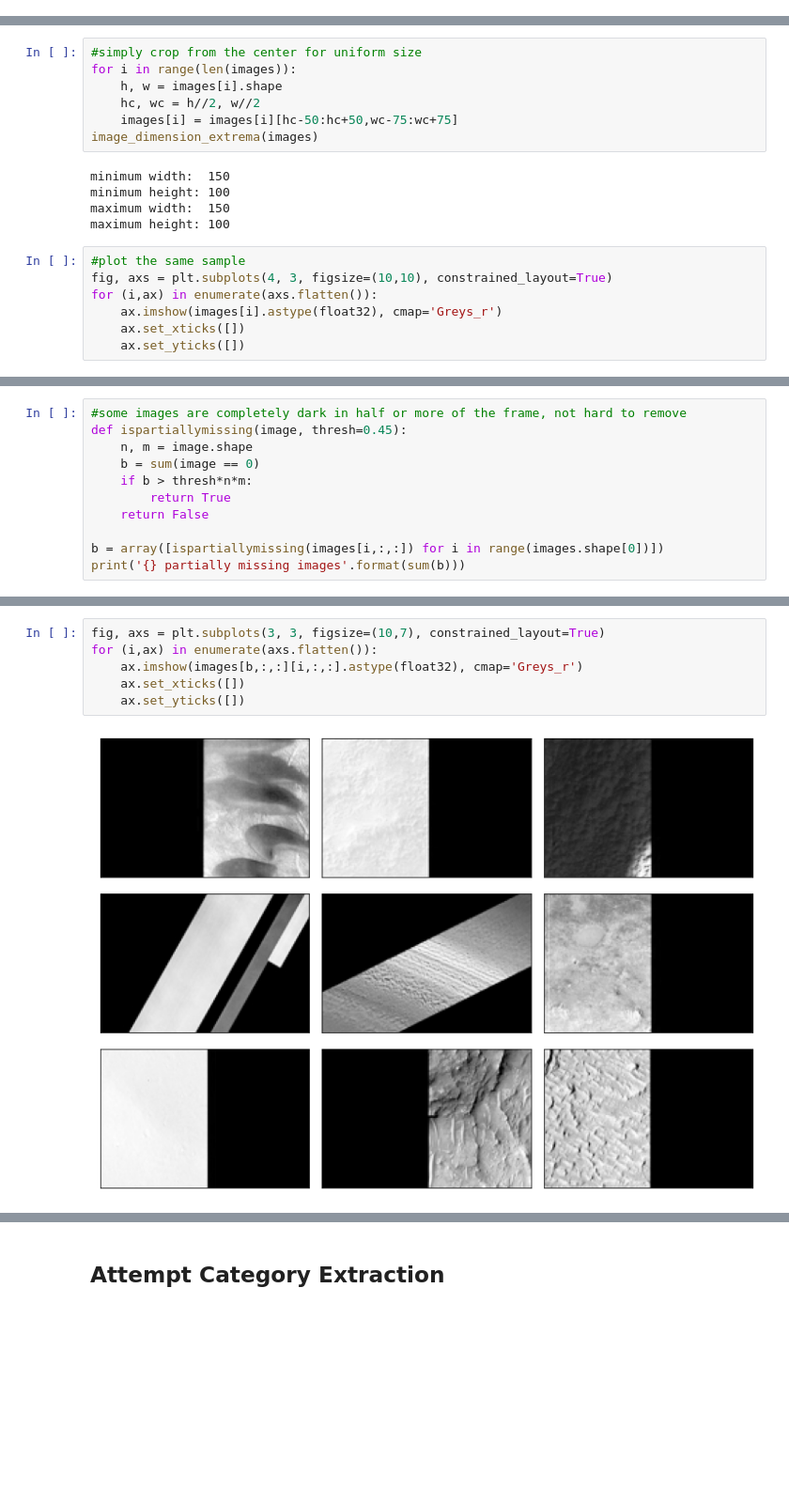
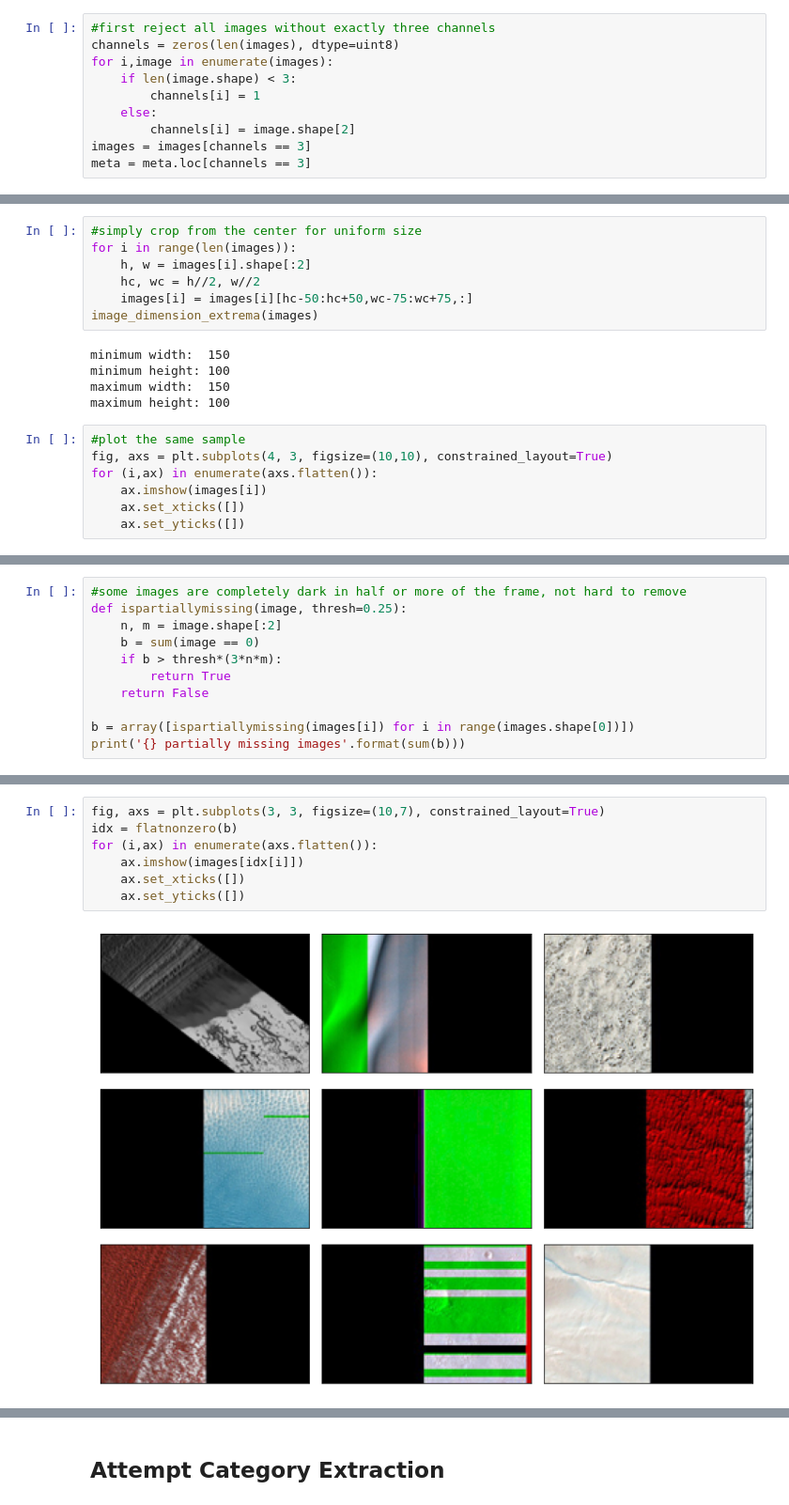
Before and after one commit to markmbaum/hirise-thumbnails, a Jupyter notebook: hirise_thumbnails_prep.ipynb, the cells around one changed output, grey strips where cells are left out. Shown at 94% size. Cells and saved outputs as stored; diff of their text form; blank space fills up the shorter version.

```diff
--- a/hirise_thumbnails_prep.ipynb
+++ b/hirise_thumbnails_prep.ipynb
@@ -79,3 +71,13 @@ for (i,ax) in enumerate(axs.flatten()):
 # %% [markdown]
 ## Clean Images
+# %%
+#first reject all images without exactly three channels
+channels = zeros(len(images), dtype=uint8)
+for i,image in enumerate(images):
+    if len(image.shape) < 3:
+        channels[i] = 1
+    else:
+        channels[i] = image.shape[2]
+images = images[channels == 3]
+meta = meta.loc[channels == 3]
 # %%
@@ -95,9 +97,9 @@ maximum height: 234
 # %%
 #simply crop from the center for uniform size
 for i in range(len(images)):
-    h, w = images[i].shape
+    h, w = images[i].shape[:2]
     hc, wc = h//2, w//2
-    images[i] = images[i][hc-50:hc+50,wc-75:wc+75]
+    images[i] = images[i][hc-50:hc+50,wc-75:wc+75,:]
 image_dimension_extrema(images)
 # %% [output]
 minimum width:  150
@@ -108,7 +110,7 @@ maximum height: 100
 #plot the same sample
 fig, axs = plt.subplots(4, 3, figsize=(10,10), constrained_layout=True)
 for (i,ax) in enumerate(axs.flatten()):
-    ax.imshow(images[i].astype(float32), cmap='Greys_r')
+    ax.imshow(images[i])
     ax.set_xticks([])
     ax.set_yticks([])
 # %% [output]
@@ -122,12 +138,12 @@ images.shape
 # %%
 #some images are completely dark in half or more of the frame, not hard to remove
-def ispartiallymissing(image, thresh=0.45):
-    n, m = image.shape
+def ispartiallymissing(image, thresh=0.25):
+    n, m = image.shape[:2]
     b = sum(image == 0)
-    if b > thresh*n*m:
+    if b > thresh*(3*n*m):
         return True
     return False
 
-b = array([ispartiallymissing(images[i,:,:]) for i in range(images.shape[0])])
+b = array([ispartiallymissing(images[i]) for i in range(images.shape[0])])
 print('{} partially missing images'.format(sum(b)))
 # %% [output]
@@ -135,10 +151,11 @@ print('{} partially missing images'.format(sum(b)))
 # %%
 fig, axs = plt.subplots(3, 3, figsize=(10,7), constrained_layout=True)
+idx = flatnonzero(b)
 for (i,ax) in enumerate(axs.flatten()):
-    ax.imshow(images[b,:,:][i,:,:].astype(float32), cmap='Greys_r')
+    ax.imshow(images[idx[i]])
     ax.set_xticks([])
     ax.set_yticks([])
 # %% [output]
-[figure, old version]
+[figure, new version]
 # %%
 #throw out the partially missing images
```
Also changed, not shown: parts of 17 cells of this notebook.
